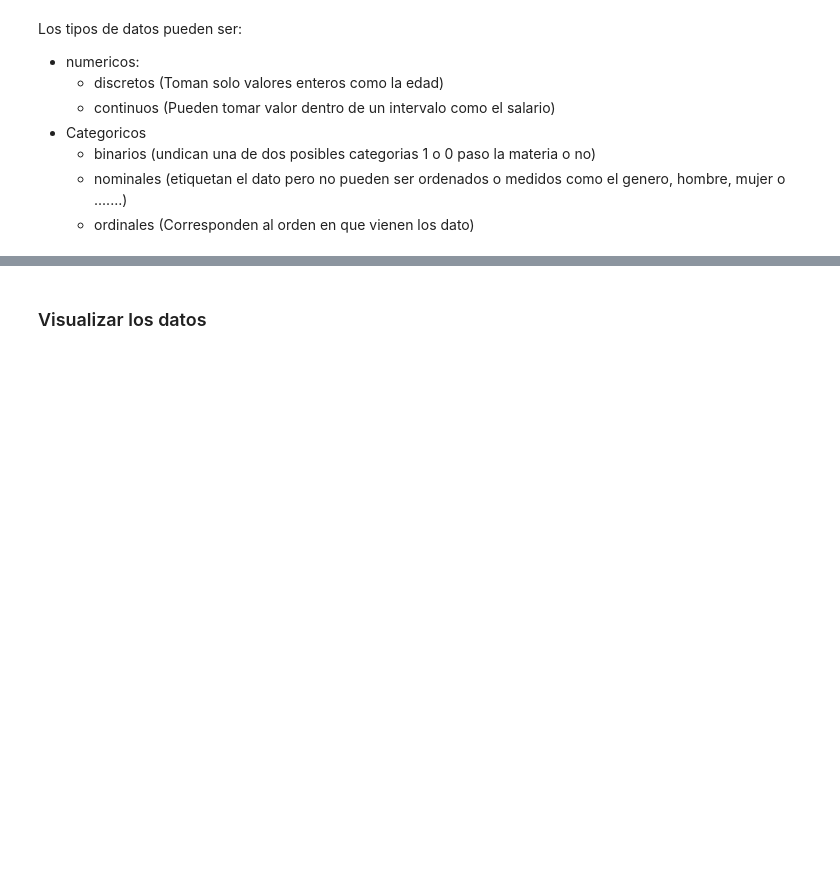
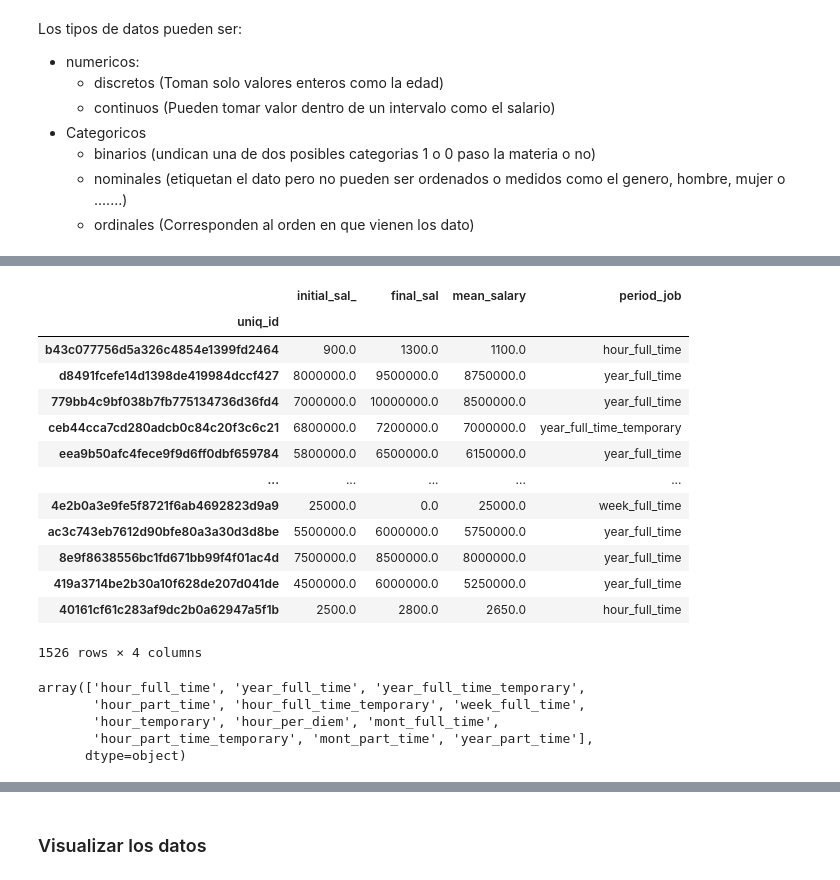
Before and after one commit to yohan-alfonso/Exploracion_Datos, a Jupyter notebook: main.ipynb, the cells around one changed output, grey strips where cells are left out. Drawn from its saved outputs; the diff is of its cells as text; code cells hidden in the pictures; blank space fills up the shorter version.

```diff
--- a/main.ipynb
+++ b/main.ipynb
@@ -104,0 +210,31 @@ df_data
+# %%
+
+num_data_cluster_['period_job'] =  num_data_cluster_['period']+' '+num_data_cluster_['job_type']
+num_data_cluster_ = num_data_cluster_.drop(['period','job_type'], axis=1)
+num_data_cluster_['period_job'] = num_data_cluster_['period_job'].replace(' ', '_', regex=True)
+num_data_cluster_
+# %% [output]
+|  | initial_sal_ | final_sal | mean_salary | period_job |
+| uniq_id |  |  |  |  |
+| b43c077756d5a326c4854e1399fd2464 | 900.0 | 1300.0 | 1100.0 | hour_full_time |
+| d8491fcefe14d1398de419984dccf427 | 8000000.0 | 9500000.0 | 8750000.0 | year_full_time |
+| 779bb4c9bf038b7fb775134736d36fd4 | 7000000.0 | 10000000.0 | 8500000.0 | year_full_time |
+| ceb44cca7cd280adcb0c84c20f3c6c21 | 6800000.0 | 7200000.0 | 7000000.0 | year_full_time_temporary |
+| eea9b50afc4fece9f9d6ff0dbf659784 | 5800000.0 | 6500000.0 | 6150000.0 | year_full_time |
+| ... | ... | ... | ... | ... |
+| 4e2b0a3e9fe5f8721f6ab4692823d9a9 | 25000.0 | 0.0 | 25000.0 | week_full_time |
+| ac3c743eb7612d90bfe80a3a30d3d8be | 5500000.0 | 6000000.0 | 5750000.0 | year_full_time |
+| 8e9f8638556bc1fd671bb99f4f01ac4d | 7500000.0 | 8500000.0 | 8000000.0 | year_full_time |
+| 419a3714be2b30a10f628de207d041de | 4500000.0 | 6000000.0 | 5250000.0 | year_full_time |
+| 40161cf61c283af9dc2b0a62947a5f1b | 2500.0 | 2800.0 | 2650.0 | hour_full_time |
+1526 rows × 4 columns
+# %%
+list_period_job = num_data_cluster_['period_job'].unique()
+list_period_job
+#No we do have a list of the variables to create the clusters to examine data
+# %% [output]
+array(['hour_full_time', 'year_full_time', 'year_full_time_temporary',
+       'hour_part_time', 'hour_full_time_temporary', 'week_full_time',
+       'hour_temporary', 'hour_per_diem', 'mont_full_time',
+       'hour_part_time_temporary', 'mont_part_time', 'year_part_time'],
+      dtype=object)
```
Also changed, not shown: parts of 20 cells of this notebook, 1 other file.
